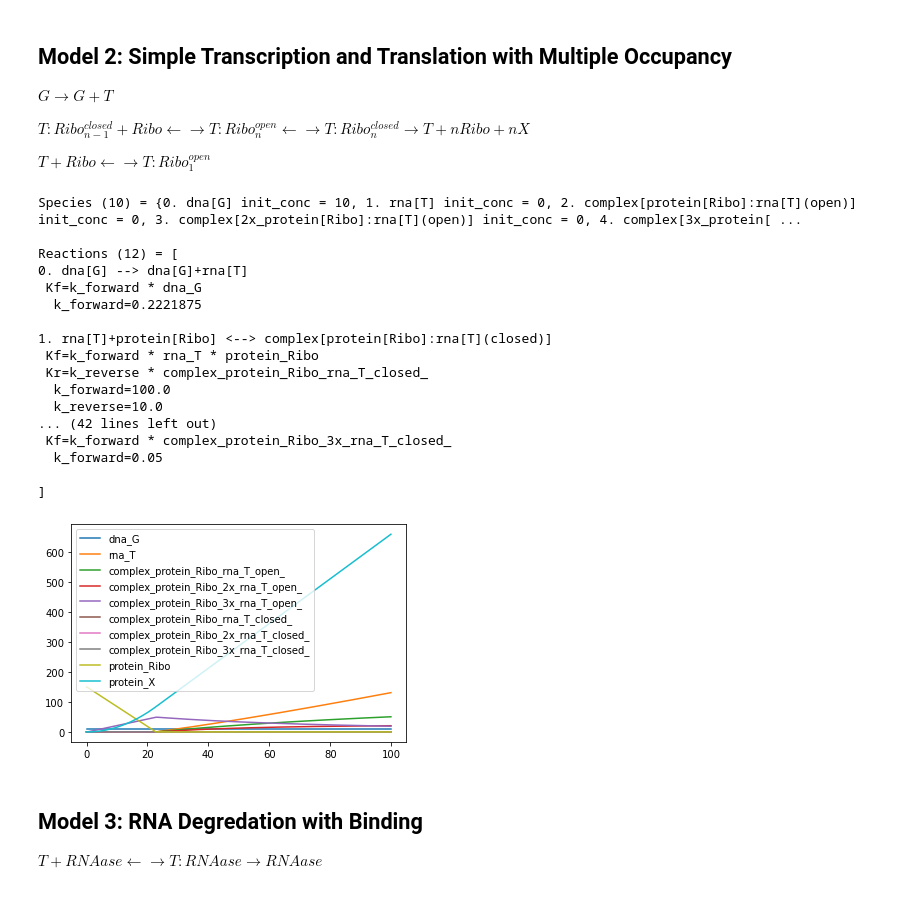
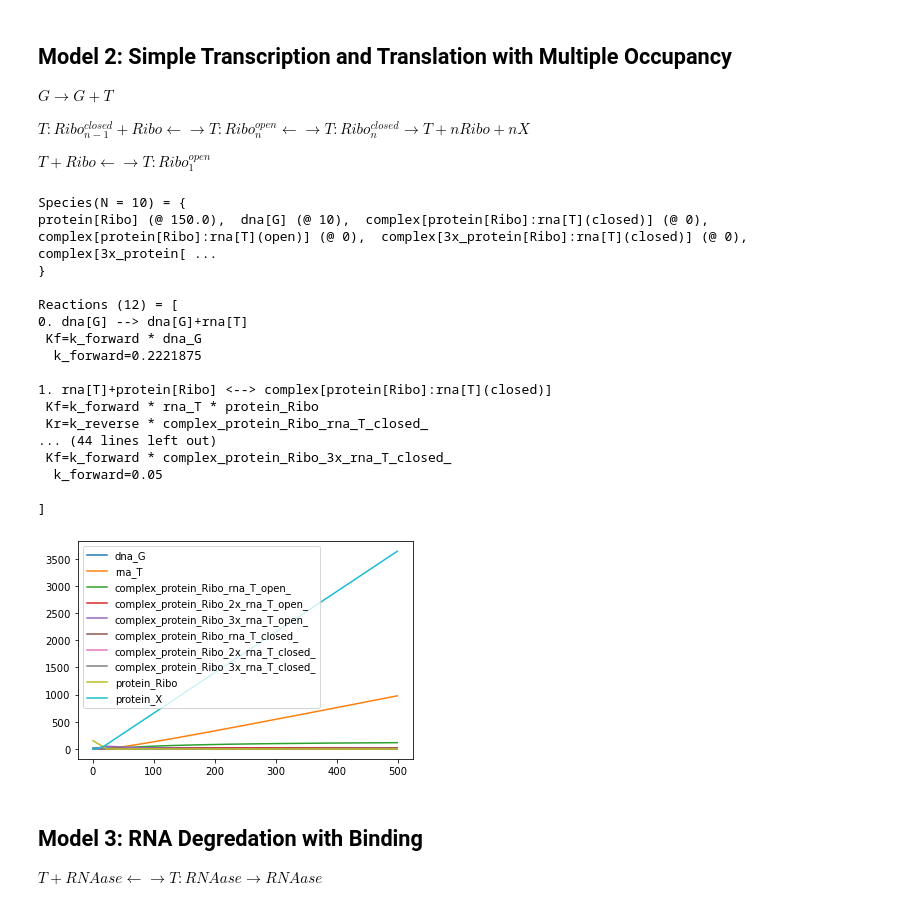
Before and after one commit to vivarium-collective/vivarium-bioscrape, a Jupyter notebook: Notebooks/Example Models.ipynb, the cells around one changed output. Drawn from its saved outputs; the diff is of its cells as text; code cells hidden in the pictures.

```diff
--- a/Notebooks/Example Models.ipynb
+++ b/Notebooks/Example Models.ipynb
@@ -38,7 +38,7 @@ M.add_mechanism(mech_tx)
 M.add_mechanism(mech_tl)
 
 #Create DNAassembly
-G = DNAassembly("G", rbs = "medium", promoter = "medium", transcript = "T", protein = "X", initial_conc = 10)
+G = DNAassembly("G", rbs = "medium", promoter = "medium", transcript = "T", protein = "X", initial_concentration = 10)
 M.add_component(G)
 
 #Compile the CRN
@@ -84,8 +86,8 @@ M.add_mechanism(mech_tx)
 M.add_mechanism(mech_tl)
 
 #Create DNAassembly
-G1 = DNAassembly("G1", rbs = "medium", promoter = "medium", transcript = "T1", protein = "X", initial_conc = 1)
-G2 = DNAassembly("G2", rbs = "weak", promoter = "strong", transcript = "T2", protein = "X", initial_conc = .2)
+G1 = DNAassembly("G1", rbs = "medium", promoter = "medium", transcript = "T1", protein = "X", initial_concentration = 1)
+G2 = DNAassembly("G2", rbs = "weak", promoter = "strong", transcript = "T2", protein = "X", initial_concentration = .2)
 
 M.add_component(G1)
 M.add_component(G2)
@@ -148,42 +147,42 @@ M.add_mechanism(mech_tx)
 M.add_mechanism(mech_tl)
 
 #Create DNAassembly
-G = DNAassembly("G", rbs = "medium", promoter = "medium", transcript = "T", protein = "X", initial_conc = 10)
+G = DNAassembly("G", rbs = "medium", promoter = "medium", transcript = "T", protein = "X", initial_concentration = 10)
 M.add_component(G)
 CRN = M.compile_crn()
 
 #Create
 print(CRN.pretty_print(show_keys = False))
 CRN.write_sbml_file("model2.xml", for_bioscrape = True)
 
 #Simulate with Bioscrape (slow)
 R = CRN.simulate_with_bioscrape_via_sbml(timepoints)
 
 #Plot all species
 for s in CRN.species:
     plt.plot(timepoints, R[str(s)], label = str(s))
 
 plt.legend()
 plt.show()
 # %% [output]
-Species (10) = {0. dna[G] init_conc = 10, 1. rna[T] init_conc = 0, 2. complex[protein[Ribo]:rna[T](open)] init_conc = 0, 3. complex[2x_protein[Ribo]:rna[T](open)] init_conc = 0, 4. complex[3x_protein[ ...
+Species(N = 10) = {
+protein[Ribo] (@ 150.0),  dna[G] (@ 10),  complex[protein[Ribo]:rna[T](closed)] (@ 0),  complex[protein[Ribo]:rna[T](open)] (@ 0),  complex[3x_protein[Ribo]:rna[T](closed)] (@ 0),  complex[3x_protein[ ...
+}
 
 Reactions (12) = [
 0. dna[G] --> dna[G]+rna[T]
  Kf=k_forward * dna_G
   k_forward=0.2221875
 
 1. rna[T]+protein[Ribo] <--> complex[protein[Ribo]:rna[T](closed)]
  Kf=k_forward * rna_T * protein_Ribo
  Kr=k_reverse * complex_protein_Ribo_rna_T_closed_
-  k_forward=100.0
-  k_reverse=10.0
-... (42 lines left out)
+... (44 lines left out)
  Kf=k_forward * complex_protein_Ribo_3x_rna_T_closed_
   k_forward=0.05
 
 ]
-[figure, old version]
+[figure, new version]
 # %% [markdown]
 ## Model 3: RNA Degredation with Binding
 
```
Also changed, not shown: parts of 8 cells of this notebook, 16 other files.
